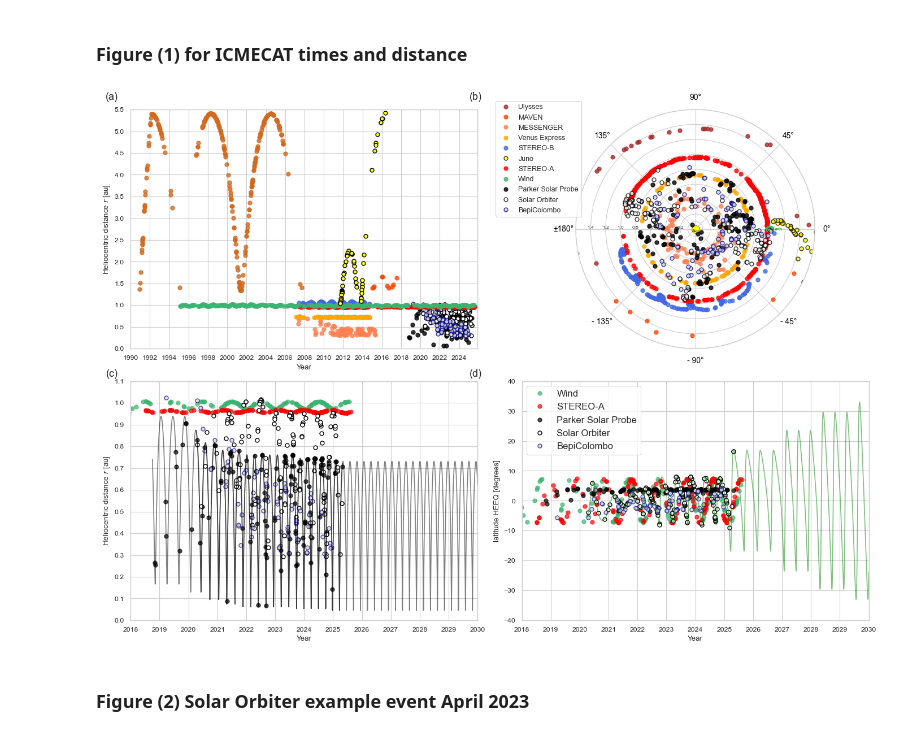
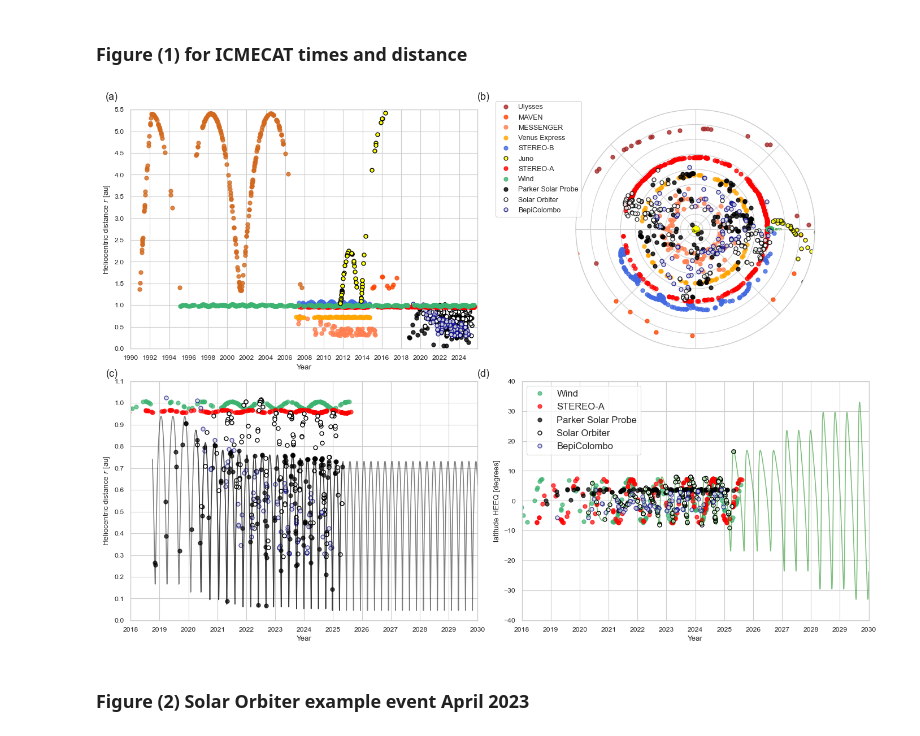
Before and after one commit to cmoestl/icmecat_paper_2025, a Jupyter notebook: moestl_icmecat_results.ipynb, the cells around one changed output. Saved outputs shown, nothing was run; the diff lists cells and outputs as text; code cells hidden in the pictures.

```diff
--- a/moestl_icmecat_results.ipynb
+++ b/moestl_icmecat_results.ipynb
@@ -203,18 +226,18 @@ ax1=plt.subplot(221)
 ms=5
 al=0.8
 
-ax1.plot_date(ic_mo_start_time_num[ipsp],ic.mo_sc_heliodistance[ipsp],'o',c='black', alpha=al,ms=ms,label='Parker Solar Probe')
-ax1.plot_date(ic_mo_start_time_num[isol],ic.mo_sc_heliodistance[isol],'o',c='black',markerfacecolor='white', alpha=1.0,ms=ms,label='Solar Orbiter')
-ax1.plot_date(ic_mo_start_time_num[ibep],ic.mo_sc_heliodistance[ibep],'o',c='darkblue',markerfacecolor='lightgrey', alpha=al,ms=ms,label='BepiColombo')
-ax1.plot_date(ic_mo_start_time_num[imav],ic.mo_sc_heliodistance[imav],'o',c='orangered', alpha=al,ms=ms,label='MAVEN')
-ax1.plot_date(ic_mo_start_time_num[ista],ic.mo_sc_heliodistance[ista],'o',c='red', alpha=al,ms=ms, label='STEREO-A')
+ax1.plot(ic.mo_start_time[ipsp],ic.mo_sc_heliodistance[ipsp],'o',c='black', alpha=al,ms=ms,label='Parker Solar Probe')
+ax1.plot(ic.mo_start_time[isol],ic.mo_sc_heliodistance[isol],'o',c='black',markerfacecolor='white', alpha=1.0,ms=ms,label='Solar Orbiter')
+ax1.plot(ic.mo_start_time[ibep],ic.mo_sc_heliodistance[ibep],'o',c='darkblue',markerfacecolor='lightgrey', alpha=al,ms=ms,label='BepiColombo')
+ax1.plot(ic.mo_start_time[imav],ic.mo_sc_heliodistance[imav],'o',c='orangered', alpha=al,ms=ms,label='MAVEN')
+ax1.plot(ic.mo_start_time[ista],ic.mo_sc_heliodistance[ista],'o',c='red', alpha=al,ms=ms, label='STEREO-A')
 
-ax1.plot_date(ic_mo_start_time_num[imes],ic.mo_sc_heliodistance[imes],'o',c='coral', alpha=al,ms=ms,label='MESSENGER')
-ax1.plot_date(ic_mo_start_time_num[ivex],ic.mo_sc_heliodistance[ivex],'o',c='orange', alpha=al,ms=ms,label='Venus Express')
-ax1.plot_date(ic_mo_start_time_num[istb],ic.mo_sc_heliodistance[istb],'o',c='royalblue', alpha=al,ms=ms,label='STEREO-B')
-ax1.plot_date(ic_mo_start_time_num[iwin],ic.mo_sc_heliodistance[iwin],'o',c='mediumseagreen', alpha=al,ms=ms,label='Wind')
-ax1.plot_date(ic_mo_start_time_num[ijun],ic.mo_sc_heliodistance[ijun],'o',c='black',markerfacecolor='yellow', alpha=1,ms=ms,label='Juno')
-ax1.plot_date(ic_mo_start_time_num[iuly],ic.mo_sc_heliodistance[iuly],'o',c='chocolate', alpha=al,ms=ms,label='Ulysses')
+ax1.plot(ic.mo_start_time[imes],ic.mo_sc_heliodistance[imes],'o',c='coral', alpha=al,ms=ms,label='MESSENGER')
+ax1.plot(ic.mo_start_time[ivex],ic.mo_sc_heliodistance[ivex],'o',c='orange', alpha=al,ms=ms,label='Venus Express')
+ax1.plot(ic.mo_start_time[istb],ic.mo_sc_heliodistance[istb],'o',c='royalblue', alpha=al,ms=ms,label='STEREO-B')
+ax1.plot(ic.mo_start_time[iwin],ic.mo_sc_heliodistance[iwin],'o',c='mediumseagreen', alpha=al,ms=ms,label='Wind')
+ax1.plot(ic.mo_start_time[ijun],ic.mo_sc_heliodistance[ijun],'o',c='black',markerfacecolor='yellow', alpha=1,ms=ms,label='Juno')
+ax1.plot(ic.mo_start_time[iuly],ic.mo_sc_heliodistance[iuly],'o',c='chocolate', alpha=al,ms=ms,label='Ulysses')
 
 ax1.set_ylabel('Heliocentric distance $r$ [au]')
 ax1.set_xlabel('Year')
@@ -234,35 +257,25 @@ ax1.set_yticks(np.arange(0,6,0.5))
 ax1.set_ylim([0,5.5])
 
 
-
-
 ##############################################################
 
 ax4=plt.subplot(222,projection='polar')
 
-#plt.title('ICMECAT event longitudes [HEEQ]')
-
 ax4.plot(np.radians(ic.mo_sc_long_heeq[iuly]),ic.mo_sc_heliodistance[iuly],'o',markersize=ms,c='brown', alpha=al, label='Ulysses')
 ax4.plot(np.radians(ic.mo_sc_long_heeq[imav]),ic.mo_sc_heliodistance[imav],'o',markersize=ms,c='orangered', alpha=al, label='MAVEN')
-
-#only inner heliosphere
 ax4.plot(np.radians(ic.mo_sc_long_heeq[imes]),ic.mo_sc_heliodistance[imes],'o',markersize=ms,c='coral', alpha=al,label='MESSENGER')
 ax4.plot(np.radians(ic.mo_sc_long_heeq[ivex]),ic.mo_sc_heliodistance[ivex],'o',markersize=ms,c='orange', alpha=al,label='Venus Express')
 ax4.plot(np.radians(ic.mo_sc_long_heeq[istb]),ic.mo_sc_heliodistance[istb],'o',markersize=ms,c='royalblue', alpha=al,label='STEREO-B')
 ax4.plot(np.radians(ic.mo_sc_long_heeq[ijun]),ic.mo_sc_heliodistance[ijun],'o',markersize=ms,c='black',markerfacecolor='yellow',alpha=al,label='Juno')
-
-#ax3.plot(ic.mo_sc_heliodistance[ijun],ic.mo_bmean[ijun],'o', c='black',markerfacecolor='yellow', alpha=al,ms=ms, label='Juno')
-
 ax4.plot(np.radians(ic.mo_sc_long_heeq[ista]),ic.mo_sc_heliodistance[ista],'o',markersize=ms, c='red', alpha=al, label='STEREO-A')
 ax4.plot(np.radians(ic.mo_sc_long_heeq[iwin]),ic.mo_sc_heliodistance[iwin],'o',markersize=ms, c='mediumseagreen', alpha=al, label='Wind')
 ax4.plot(np.radians(ic.mo_sc_long_heeq[ipsp]),ic.mo_sc_heliodistance[ipsp],'o',markersize=ms, c='black', alpha=al,label='Parker Solar Probe')
 ax4.plot(np.radians(ic.mo_sc_long_heeq[isol]),ic.mo_sc_heliodistance[isol],'o',markersize=ms, c='black',markerfacecolor='white', alpha=al, label='Solar Orbiter')
 ax4.plot(np.radians(ic.mo_sc_long_heeq[ibep]),ic.mo_sc_heliodistance[ibep],'o',markersize=ms, c='darkblue',markerfacecolor='lightgrey', alpha=al, label='BepiColombo')
 
-
 fsize=10
-backcolor='black'
 frame='HEEQ'
+backcolor='white'
 plt.rgrids((0.1,0.2,0.3,0.4,0.6,0.8,1.0,1.2, 1.4,1.6,1.8,2.0),('','0.2','','0.4','0.6','0.8','1.0','1.2','1.4','','',''),angle=180, fontsize=fsize-4,alpha=0.8, ha='center',color=backcolor,zorder=5)
 plt.thetagrids(range(0,360,45),(u'0\u00b0',u'45\u00b0',u'90\u00b0',u'135\u00b0',u'±180\u00b0',u'- 135\u00b0',u'- 90\u00b0',u'- 45\u00b0'), fmt='%d',ha='center',fontsize=fsize,color=backcolor, zorder=5, alpha=1.0)
 
@@ -272,44 +285,29 @@ ax4.text(0,1.1,'Earth', color='green', ha='center',fontsize=fsize-5,verticalalig
 ax4.scatter(0,0,s=100,c='yellow',alpha=1, edgecolors='black', linewidth=0.3)
 
 
-
-
-
-
-
-
+ax4.legend(bbox_to_anchor=(-0.35, 1.05),loc='upper left', fontsize=9)
 
 ##############################################################
 ax2=plt.subplot(223)
-#plt.title('ICMECAT event times and distance')
 
-#markersize
 ms=5
-#alpha
 al=0.7
 
-
-ax2.plot_date(ic_mo_start_time_num[iwin],ic.mo_sc_heliodistance[iwin],'o',c='mediumseagreen', alpha=al,ms=ms)
-ax2.plot_date(ic_mo_start_time_num[ista],ic.mo_sc_heliodistance[ista],'o',c='red', alpha=al,ms=ms)
-ax2.plot_date(ic_mo_start_time_num[ipsp],ic.mo_sc_heliodistance[ipsp],'o',c='black', alpha=al,ms=ms)
-ax2.plot_date(ic_mo_start_time_num[isol],ic.mo_sc_heliodistance[isol],'o',c='black',markerfacecolor='white', alpha=1.0,ms=ms)
-ax2.plot_date(ic_mo_start_time_num[ibep],ic.mo_sc_heliodistance[ibep],'o',c='darkblue',markerfacecolor='lightgrey', alpha=al,ms=ms)
-
-
+ax2.plot(ic.mo_start_time[iwin],ic.mo_sc_heliodistance[iwin],'o',c='mediumseagreen', alpha=al,ms=ms)
+ax2.plot(ic.mo_start_time[ista],ic.mo_sc_heliodistance[ista],'o',c='red', alpha=al,ms=ms)
+ax2.plot(ic.mo_start_time[ipsp],ic.mo_sc_heliodistance[ipsp],'o',c='black', alpha=al,ms=ms)
+ax2.plot(ic.mo_start_time[isol],ic.mo_sc_heliodistance[isol],'o',c='black',markerfacecolor='white', alpha=1.0,ms=ms)
+ax2.plot(ic.mo_start_time[ibep],ic.mo_sc_heliodistance[ibep],'o',c='darkblue',markerfacecolor='lightgrey', alpha=al,ms=ms)
 
 #from data
-
-psp
-ax2.plot_date(psp.time,psp.r,'k-',alpha=0.5)   ###########******* dont double plot
-
-#from file
-ax2.plot_date(psppos.time,psppos.r,'k-',alpha=0.5)
+#psp
+ax2.plot(psp.time,psp.r,'k-',alpha=0.5)   ###########******* dont double plot for the beginning ********
+ax2.plot(psppos.time,psppos.r,'k-',alpha=0.5)
 
 ax2.set_ylabel('Heliocentric distance $r$ [au]')
 ax2.set_yticks(np.arange(0,6,0.1))
 ax2.set_ylim([0,1.1])
 #ax1.tick_params(axis="y", labelsize=12)
-
 
 ax2.set_xlabel('Year')
 years = mdates.YearLocator(1)   # every year
@@ -332,51 +330,45 @@ ax3=plt.subplot(224)
 ax3.set_xlabel('Year')
 ax3.set_ylabel('latitude HEEQ [degrees]')
 
-ax3.plot_date(ic_mo_start_time_num[iwin],ic.mo_sc_lat_heeq[iwin],'o',c='mediumseagreen', alpha=al,ms=ms, label='Wind')
-ax3.plot_date(ic_mo_start_time_num[ista],ic.mo_sc_lat_heeq[ista],'o',c='red', alpha=al,ms=ms, label='STEREO-A')
-ax3.plot_date(ic_mo_start_time_num[ipsp],ic.mo_sc_lat_heeq[ipsp],'o',c='black', alpha=al,ms=ms, label='Parker Solar Probe')
-ax3.plot_date(ic_mo_start_time_num[isol],ic.mo_sc_lat_heeq[isol],'o',c='black',markerfacecolor='white', alpha=1.0,ms=ms, label='Solar Orbiter')
-ax3.plot_date(ic_mo_start_time_num[ibep],ic.mo_sc_lat_heeq[ibep],'o',c='darkblue',markerfacecolor='lightgrey', alpha=al,ms=ms, label='BepiColombo')
+ax3.plot(ic.mo_start_time[iwin],ic.mo_sc_lat_heeq[iwin],'o',c='mediumseagreen', alpha=al,ms=ms, label='Wind')
+ax3.plot(ic.mo_start_time[ista],ic.mo_sc_lat_heeq[ista],'o',c='red', alpha=al,ms=ms, label='STEREO-A')
+ax3.plot(ic.mo_start_time[ipsp],ic.mo_sc_lat_heeq[ipsp],'o',c='black', alpha=al,ms=ms, label='Parker Solar Probe')
+ax3.plot(ic.mo_start_time[isol],ic.mo_sc_lat_heeq[isol],'o',c='black',markerfacecolor='white', alpha=1.0,ms=ms, label='Solar Orbiter')
+ax3.plot(ic.mo_start_time[ibep],ic.mo_sc_lat_heeq[ibep],'o',c='darkblue',markerfacecolor='lightgrey', alpha=al,ms=ms, label='BepiColombo')
 
-
-
-
-ax3.plot_date(solopos.time,np.rad2deg(solopos.lat),'g-', alpha=0.5)
+#solar orbiter
+ax3.plot(solopos.time,np.rad2deg(solopos.lat),'g-', alpha=0.5)
 
 ax3.set_xlim([datetime.datetime(2018,1,1),datetime.datetime(2030,1,1)])
 #ax3.set_xticks(np.arange(0,6,0.5))
 #ax3.tick_params(axis="x", labelsize=12)
 #ax3.set_xlim([0,5.6])
 
 #ax3.set_yscale('log')
 #ax3.set_ylim([0,np.max(ic.mo_bmean)+50])
 ax3.set_yticks(np.arange(-90,90,10))
 ax3.set_ylim([-40,40])
 #ax3.tick_params(axis="y", labelsize=12)
 
 ax3.set_xlabel('Year')
 years = mdates.YearLocator(1)   # every year
 ax3.xaxis.set_major_locator(years)
 myformat = mdates.DateFormatter('%Y')
 ax3.xaxis.set_major_formatter(myformat)
-
 ax3.legend(loc='upper left',fontsize=12)#, rows=2)
-
-ax4.legend(bbox_to_anchor=(-0.35, 1.05),loc='upper left', fontsize=9)
-
 
 ################################
 
 plt.tight_layout()
 plt.annotate('(a)',xy=(0.02,0.97),xycoords='figure fraction',fontsize=13,ha='center')
-plt.annotate('(b)',xy=(0.48,0.97),xycoords='figure fraction',fontsize=13,ha='center')
+plt.annotate('(b)',xy=(0.49,0.97),xycoords='figure fraction',fontsize=13,ha='center')
 plt.annotate('(c)',xy=(0.02,0.48),xycoords='figure fraction',fontsize=13,ha='center')
-plt.annotate('(d)',xy=(0.48,0.48),xycoords='figure fraction',fontsize=13,ha='center')
+plt.annotate('(d)',xy=(0.49,0.48),xycoords='figure fraction',fontsize=13,ha='center')
 
 plt.savefig('results/fig1_icmecat_obs.png', dpi=150,bbox_inches='tight')
 plt.savefig('results/fig1_icmecat_obs.pdf', dpi=150,bbox_inches='tight')
 # %% [output]
-[figure, old version]
+[figure, new version]
 # %% [markdown]
 ### Figure (2) Solar Orbiter example event April 2023
 # %%
```
Also changed, not shown: parts of 13 cells of this notebook, 2 other files.
